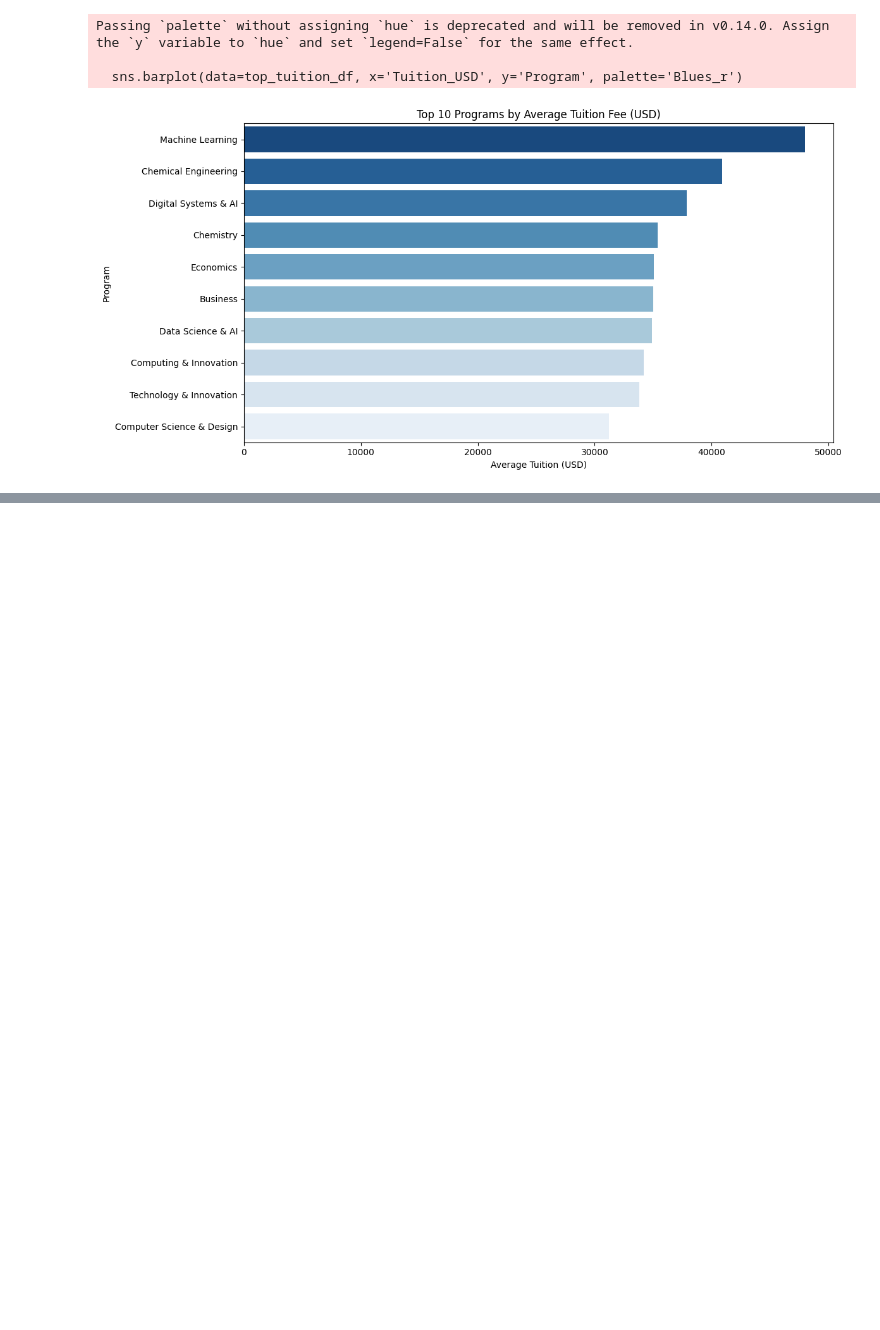
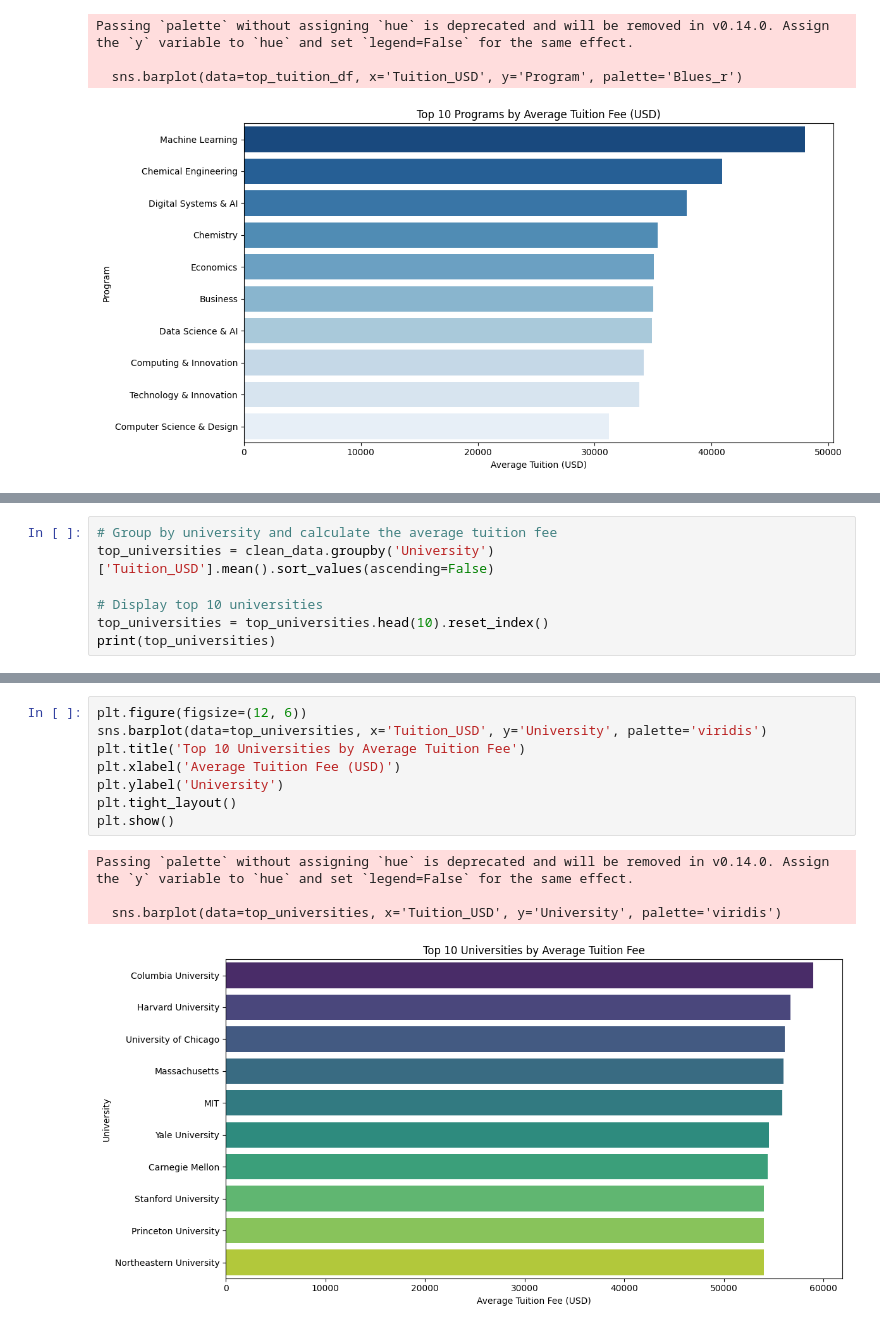
Before and after one commit to ankirani/My-Portofolio-Data-Science, a Jupyter notebook: International_Education_Cost_EDA.ipynb, the cells around one changed output, grey strips where cells are left out. Cells and saved outputs as stored; diff of their text form; blank space fills up the shorter version.

```diff
--- a/International_Education_Cost_EDA.ipynb
+++ b/International_Education_Cost_EDA.ipynb
@@ -503,0 +547,7 @@ Passing `palette` without assigning `hue` is deprecated and will be removed in v
+# %%
+# Group by university and calculate the average tuition fee
+top_universities = clean_data.groupby('University')['Tuition_USD'].mean().sort_values(ascending=False)
+
+# Display top 10 universities
+top_universities = top_universities.head(10).reset_index()
+print(top_universities)
@@ -503,0 +566,13 @@ Passing `palette` without assigning `hue` is deprecated and will be removed in v
+# %%
+plt.figure(figsize=(12, 6))
+sns.barplot(data=top_universities, x='Tuition_USD', y='University', palette='viridis')
+plt.title('Top 10 Universities by Average Tuition Fee')
+plt.xlabel('Average Tuition Fee (USD)')
+plt.ylabel('University')
+plt.tight_layout()
+plt.show()
+# %% [output]
+Passing `palette` without assigning `hue` is deprecated and will be removed in v0.14.0. Assign the `y` variable to `hue` and set `legend=False` for the same effect.
+
+  sns.barplot(data=top_universities, x='Tuition_USD', y='University', palette='viridis')
+[figure, added]
```
Also changed, not shown: parts of 3 cells of this notebook.
